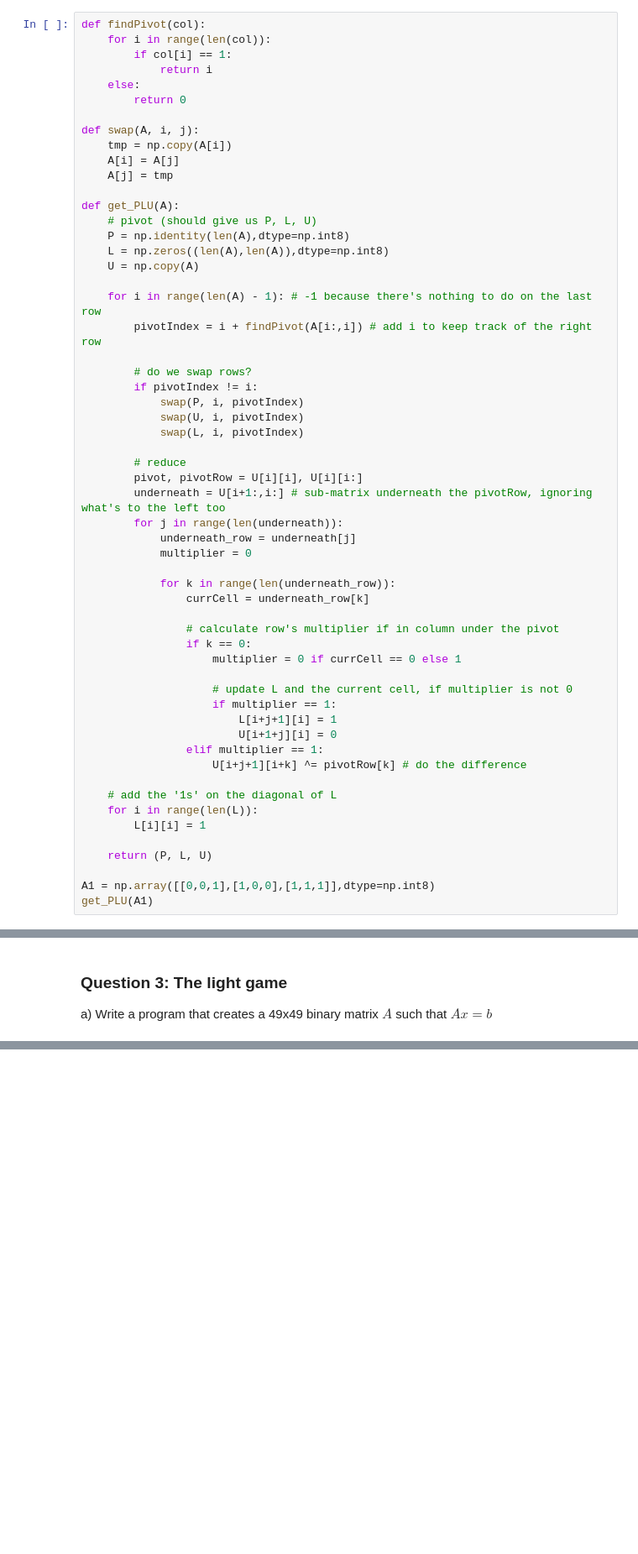
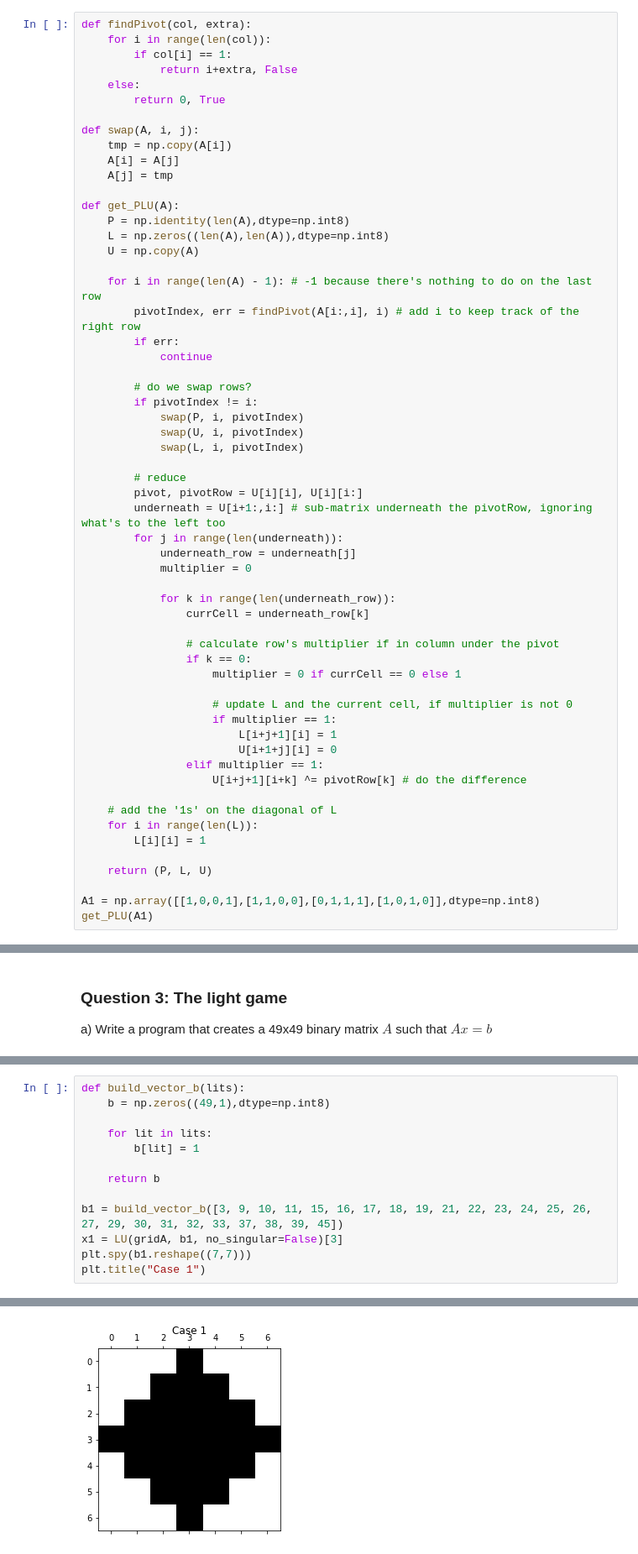
Before and after one commit to jonathanGB/am205, a Jupyter notebook: 2/AM205_HW2.ipynb, the cells around one changed output, grey strips where cells are left out. Shown at 84% size. Cells and saved outputs as stored; diff of their text form; blank space fills up the shorter version.

```diff
--- a/2/AM205_HW2.ipynb
+++ b/2/AM205_HW2.ipynb
@@ -246,12 +246,12 @@ array([[0],
 # %% [markdown]
 c) Write a program to calculate the LU factorization with partial pivoting.
 # %%
-def findPivot(col):
+def findPivot(col, extra):
     for i in range(len(col)):
         if col[i] == 1:
-            return i
+            return i+extra, False
     else:
-        return 0
+        return 0, True
 
 def swap(A, i, j):
     tmp = np.copy(A[i])
@@ -259,13 +259,14 @@ def swap(A, i, j):
     A[j] = tmp
 
 def get_PLU(A):
-    # pivot (should give us P, L, U)
     P = np.identity(len(A),dtype=np.int8)
     L = np.zeros((len(A),len(A)),dtype=np.int8)
     U = np.copy(A)
 
     for i in range(len(A) - 1): # -1 because there's nothing to do on the last row
-        pivotIndex = i + findPivot(A[i:,i]) # add i to keep track of the right row
+        pivotIndex, err = findPivot(A[i:,i], i) # add i to keep track of the right row
+        if err:
+            continue
 
         # do we swap rows?
         if pivotIndex != i:
@@ -300,6 +301,6 @@ def get_PLU(A):
 
     return (P, L, U)
 
-A1 = np.array([[0,0,1],[1,0,0],[1,1,1]],dtype=np.int8)
+A1 = np.array([[1,0,0,1],[1,1,0,0],[0,1,1,1],[1,0,1,0]],dtype=np.int8)
 get_PLU(A1)
 # %% [output]
@@ -451,0 +431,14 @@ array([[1, 1, 0, ..., 0, 0, 0],
+# %%
+def build_vector_b(lits):
+    b = np.zeros((49,1),dtype=np.int8)
+
+    for lit in lits:
+        b[lit] = 1
+
+    return b
+
+b1 = build_vector_b([3, 9, 10, 11, 15, 16, 17, 18, 19, 21, 22, 23, 24, 25, 26, 27, 29, 30, 31, 32, 33, 37, 38, 39, 45])
+x1 = LU(gridA, b1, no_singular=False)[3]
+plt.spy(b1.reshape((7,7)))
+plt.title("Case 1")
+# %% [output]
@@ -451,0 +446 @@ array([[1, 1, 0, ..., 0, 0, 0],
+[figure, added]
```
Also changed, not shown: parts of 21 cells of this notebook.
